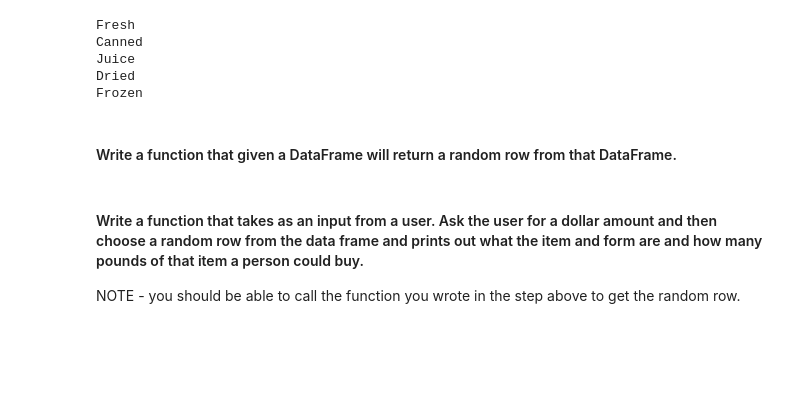
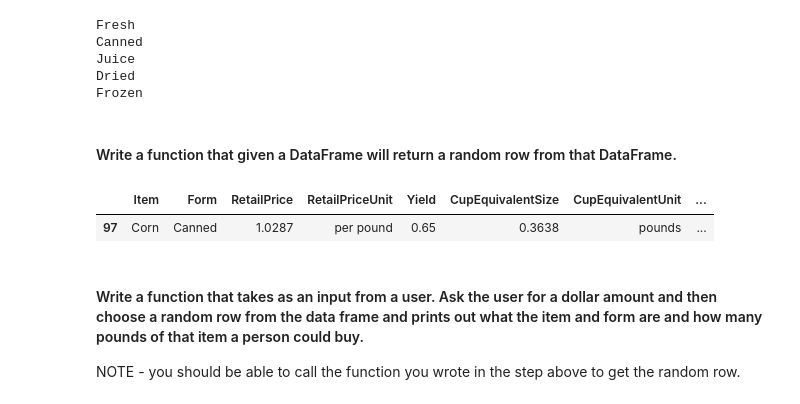
Before and after one commit to roryhuck/PythonProgramming, a Jupyter notebook: Day20/HwPractice20.ipynb, the cells around one changed output. Saved outputs shown, nothing was run; the diff lists cells and outputs as text; code cells hidden in the pictures; blank space fills up the shorter version.

```diff
--- a/Day20/HwPractice20.ipynb
+++ b/Day20/HwPractice20.ipynb
@@ -144,7 +144,11 @@ Frozen
 # %%
 # Your code here
 def random_row(DF):
     return DF.sample(n=1)
+random_row(DF)
+# %% [output]
+|  | Item | Form | RetailPrice | RetailPriceUnit | Yield | CupEquivalentSize | CupEquivalentUnit | ... |
+| 97 | Corn | Canned | 1.0287 | per pound | 0.65 | 0.3638 | pounds | ... |
 # %% [markdown]
 #### Write a function that takes as an input from a user. Ask the user for a dollar amount and then choose a random row from the data frame and prints out what the item and form are and how many pounds of that item a person could buy.
 
```
Also changed, not shown: parts of 3 cells of this notebook, 1 other file.
